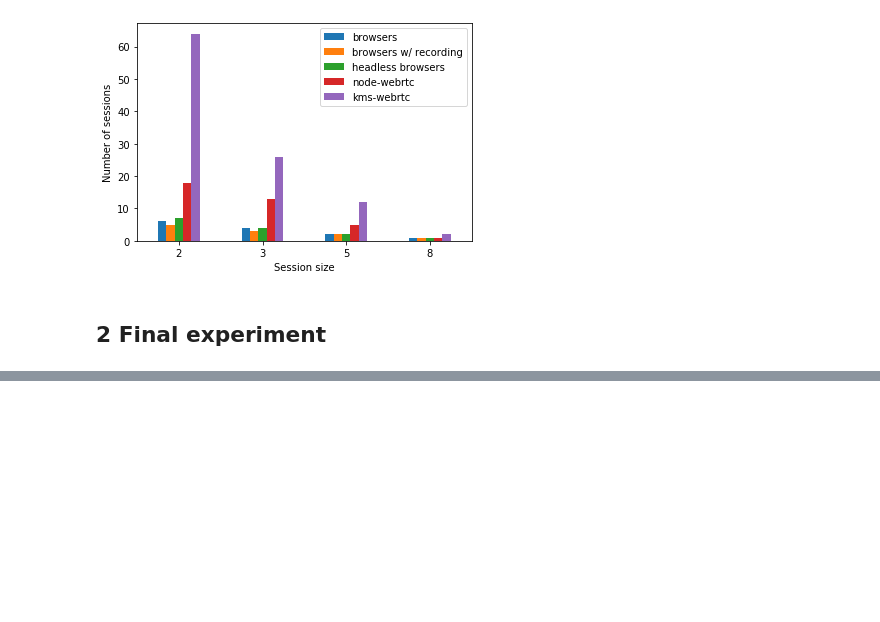
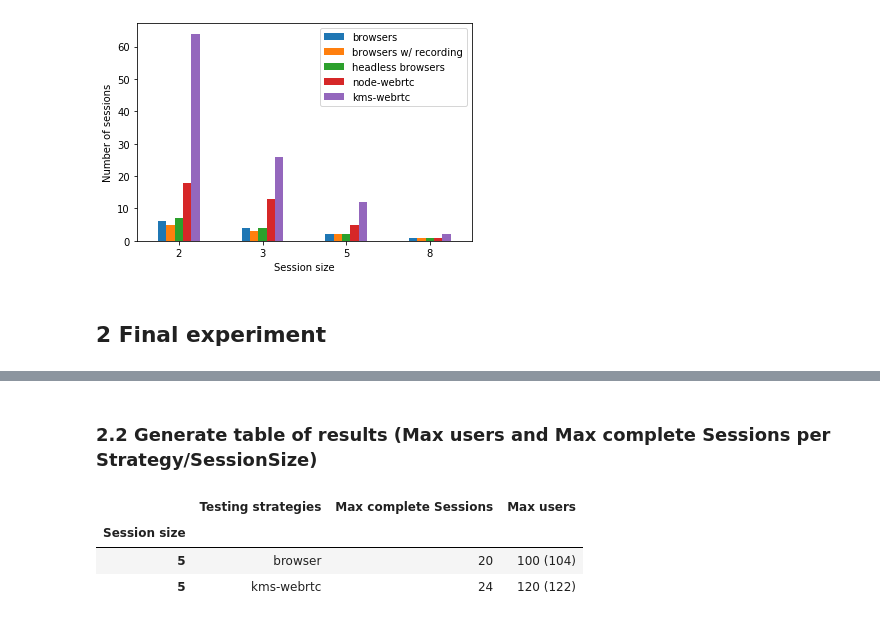
Before and after one commit to Maes95/ChartGenerator_WebRTC, a Jupyter notebook: ChartGenerator.ipynb, the cells around one changed output, grey strips where cells are left out. Drawn from its saved outputs; the diff is of its cells as text; code cells hidden in the pictures; blank space fills up the shorter version.

Commit message:
Add final results

```diff
--- a/ChartGenerator.ipynb
+++ b/ChartGenerator.ipynb
@@ -267,0 +270,10 @@ figure.tight_layout(pad=1.5)
+# %% [markdown]
+###  2.2 Generate table of results (Max users and Max complete Sessions per Strategy/SessionSize)
+# %%
+df = generateTable("Final", approaches_map_final, joined_label="Joined_Final")
+df
+# %% [output]
+|  | Testing strategies | Max complete Sessions | Max users |
+| Session size |  |  |  |
+| 5 | browser | 20 | 100 (104) |
+| 5 | kms-webrtc | 24 | 120 (122) |
```
Also changed, not shown: parts of 5 cells of this notebook, 8 other files.
